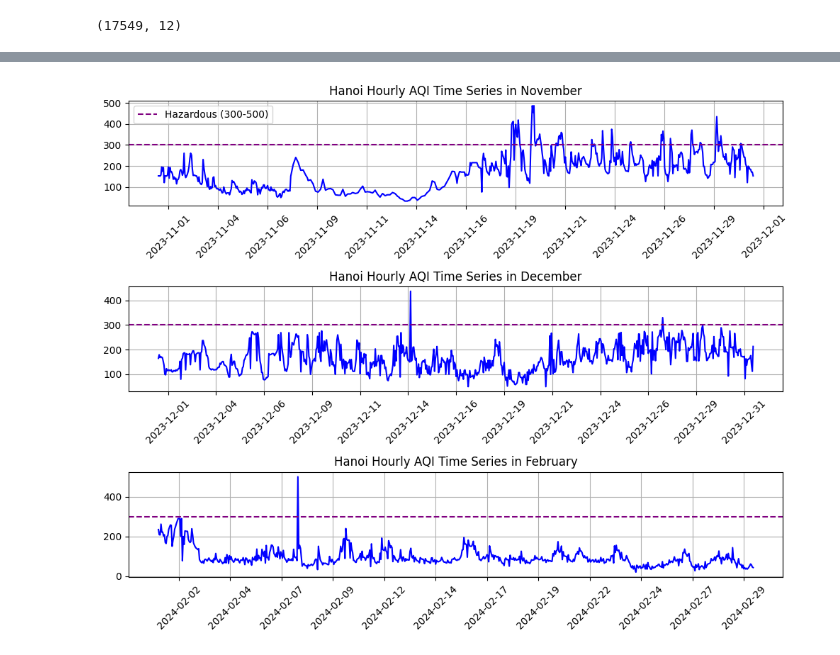
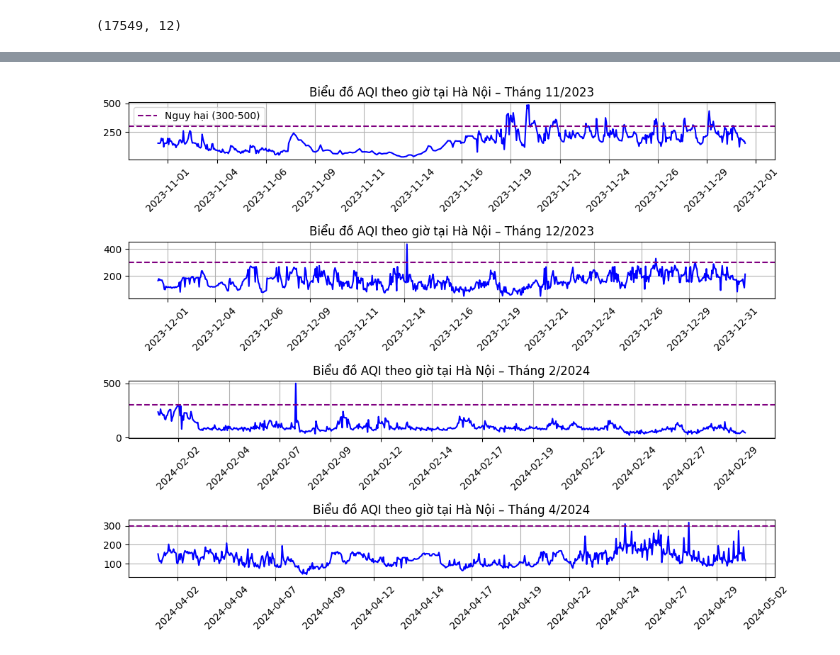
Before and after one commit to HoangHumg1210/Air_Quality-Analysis_HN, a Jupyter notebook: data/Exploratory Data Analysis.ipynb, the cells around one changed output, grey strips where cells are left out. Saved outputs shown, nothing was run; the diff lists cells and outputs as text; code cells hidden in the pictures.

Commit message:
Biểu đồ AQI

```diff
--- a/data/Exploratory Data Analysis.ipynb
+++ b/data/Exploratory Data Analysis.ipynb
@@ -31,3 +31,5 @@ df
 | 17547 | 12/31/2024 23:00 | Hoàn Kiếm | VN | Asia/Ho_Chi_Minh | 264 | 1214.0 | 17.7 | 8.1 | 153.7 | 141.0 | ... |
 | 17548 | 1/1/2025 0:00 | Hoàn Kiếm | VN | Asia/Ho_Chi_Minh | 155 | 1613.0 | 8.0 | 2.2 | 174.0 | 155.0 | ... |
 17549 rows × 12 columns
+# %%
+df_1 = df.copy()
@@ -93,0 +182,2 @@ Thời điểm có chỉ số AQI: (9667, np.int64(500))
+# %%
+df_1['Local Time'] = pd.to_datetime(df_1['Local Time'])
@@ -94,37 +206,41 @@ Thời điểm có chỉ số AQI: (9667, np.int64(500))
 # %%
-df.set_index('Local Time', inplace=True)
-fig, axs = plt.subplots(3, 1, figsize=(10, 8))
+fig, axs = plt.subplots(4, 1, figsize=(10, 8))
 
-# Line Plot November AQI data
-axs[0].plot(df['2023-11-01':'2023-11-30']["AQI"], color='b')
-axs[0].set_title('Hanoi Hourly AQI Time Series in November')
+# Set index cho df_1
+df_1 = df_1.set_index('Local Time')
+
+# Vẽ biểu đồ cho từng tháng
+axs[0].plot(df_1.loc['2023-11-01':'2023-11-30']["AQI"], color='b')
+axs[0].set_title('Biểu đồ AQI theo giờ tại Hà Nội – Tháng 11/2023')
 axs[0].grid(True)
-axs[0].axhline(y=300, color='purple', linestyle='--', label='Hazardous (300-500)')
+axs[0].axhline(y=300, color='purple', linestyle='--', label='Nguy hại (300-500)')
 axs[0].legend()
 
-# Line Plot December AQI data
-axs[1].plot(df['2023-12-01':'2023-12-31']["AQI"], color='b')
-axs[1].set_title('Hanoi Hourly AQI Time Series in December')
+
+axs[1].plot(df_1.loc['2023-12-01':'2023-12-31']["AQI"], color='b')
+axs[1].set_title('Biểu đồ AQI theo giờ tại Hà Nội – Tháng 12/2023')
 axs[1].grid(True)
-axs[1].axhline(y=300, color='purple', linestyle='--', label='Hazardous (300-500)')
+axs[1].axhline(y=300, color='purple', linestyle='--', label='Nguy hại (300-500)')
 
-# Line Plot February AQI data
-axs[2].plot(df['2024-02-01':'2024-02-29']["AQI"], color='b')
-axs[2].set_title('Hanoi Hourly AQI Time Series in February')
+
+axs[2].plot(df_1.loc['2024-02-01':'2024-02-29']["AQI"], color='b')
+axs[2].set_title('Biểu đồ AQI theo giờ tại Hà Nội – Tháng 2/2024')
 axs[2].grid(True)
-axs[2].axhline(y=300, color='purple', linestyle='--', label='Hazardous (300-500)')
+axs[2].axhline(y=300, color='purple', linestyle='--', label='Nguy hại (300-500)')
 
-# Set x-axis ticks to display only 15 ticks
+
+axs[3].plot(df_1.loc['2024-04-01':'2024-04-30']["AQI"], color='b')
+axs[3].set_title('Biểu đồ AQI theo giờ tại Hà Nội – Tháng 4/2024')
+axs[3].grid(True)
+axs[3].axhline(y=300, color='purple', linestyle='--', label='Nguy hại (300-500)')
+
+
 for ax in axs:
     ax.xaxis.set_major_locator(plt.MaxNLocator(15))
-
-# Rotate x-axis labels
-for ax in axs:
     ax.tick_params(axis='x', rotation=45)
 
-# Show plot
 plt.tight_layout()
 plt.show()
 # %% [output]
-[figure, old version]
+[figure, new version]
 # %%
```
Also changed, not shown: parts of 16 cells of this notebook, 3 other files.
